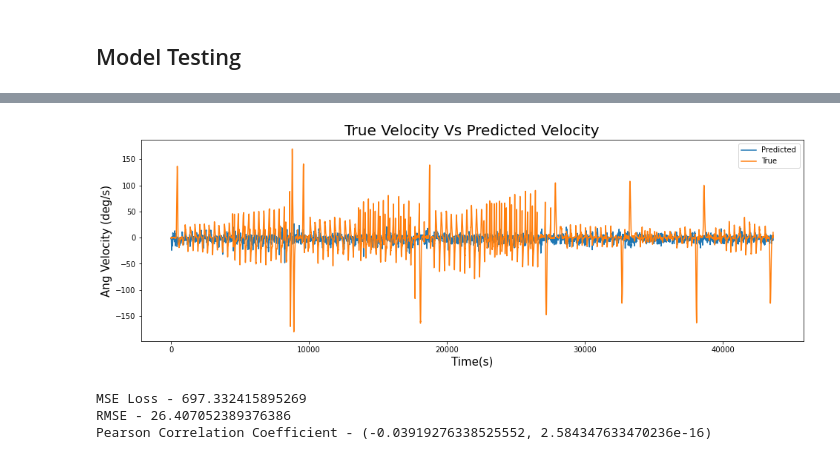
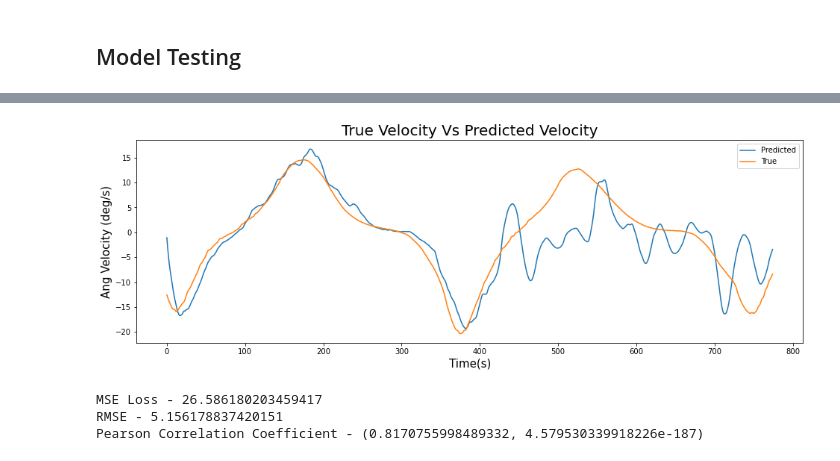
Before and after one commit to fazildgr8/wrist_control_CNN_AWEAR, a Jupyter notebook: Prosup_regression.ipynb, the cells around one changed output, grey strips where cells are left out. Drawn from its saved outputs; the diff is of its cells as text; code cells hidden in the pictures.

```diff
--- a/Prosup_regression.ipynb
+++ b/Prosup_regression.ipynb
@@ -296,10 +314,10 @@ cnn_history_df[['loss', 'val_loss']].plot(figsize=(10,6))
 ## Model Testing
 # %%
 window = 250
-# model = load_model('models/prosup_velocity_model_{}.hdf5'.format(window))
-best_model = load_model('best_model_reg.hdf5')
+best_model = load_model('models/prosup_velocity_model_{}_p86.hdf5'.format(window))
+# best_model = load_model('best_model_reg.hdf5')
 # %%
-file = 'Subjects/Fazil/computed_Bulb02.csv'
+file = 'Subjects/Fazil/computed_Screw02.csv'
 df = pd.read_csv(file,index_col=0)[29000:37000]#[72500:82500]#[4500:85000]#
 df = filter_df([df])[0]
 # %%
@@ -317,8 +335,7 @@ pred = test_model.predict(X)
 test_model.evaluate(X,y)
 
 plt.figure(figsize=(16,5))
-t = np.linspace(0,int(len(pred)/2000),len(pred))
-# pred = filter_array(pred,order=1,cf=50,fs=2000)
+pred = filter_array(pred,order=1,cf=50,fs=2000)
 # y = filter_array(y,order=1,cf=100,fs=2000)
 plt.plot(pred)
 plt.plot(y)
@@ -332,4 +349,4 @@ plt.show()
-[figure, old version]
+[figure, new version]
 # %%
 from scipy.stats import pearsonr
 from sklearn.metrics import mean_squared_error
@@ -337,6 +354,6 @@ print('MSE Loss -',mean_squared_error(y,pred))
 print('RMSE -',mean_squared_error(y,pred,squared=False))
 print('Pearson Correlation Coefficient -',pearsonr(y.flatten(),pred.flatten()))
 # %% [output]
-MSE Loss - 697.332415895269
-RMSE - 26.407052389376386
-Pearson Correlation Coefficient - (-0.03919276338525552, 2.584347633470236e-16)
+MSE Loss - 26.586180203459417
+RMSE - 5.156178837420151
+Pearson Correlation Coefficient - (0.8170755998489332, 4.579530339918226e-187)
```
Also changed, not shown: parts of 7 cells of this notebook, 1 other file.
